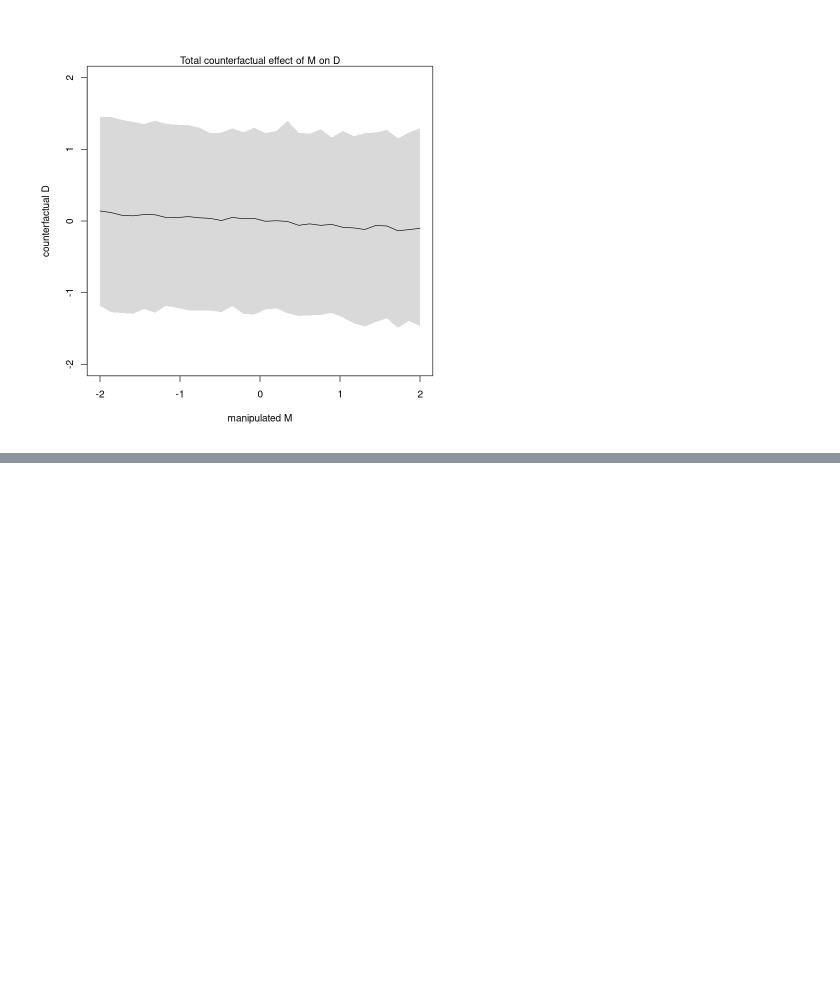
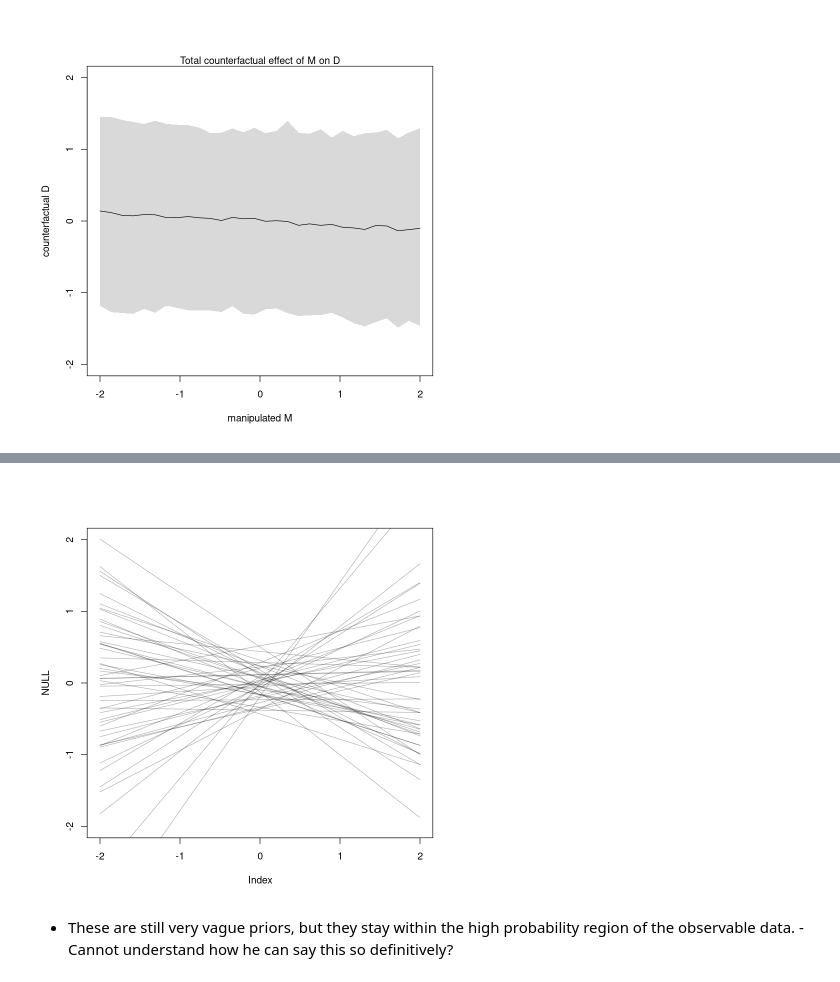
Before and after one commit to jointprob/jointprob-dm, a Jupyter notebook: r-notebooks/rethinking-book/chapter-5.ipynb, the cells around one changed output, grey strips where cells are left out. Saved outputs shown, nothing was run; the diff lists cells and outputs as text; code cells hidden in the pictures; blank space fills up the shorter version.

```diff
--- a/r-notebooks/rethinking-book/chapter-5.ipynb
+++ b/r-notebooks/rethinking-book/chapter-5.ipynb
@@ -600,0 +687,18 @@ mtext( "Total counterfactual effect of M on D" )
+# %%
+m5.5 <-quap(alist(
+    K ~ dnorm(mu, sigma),
+    mu <- a + bN*N,
+    a ~ dnorm(0, 0.2),
+    bN ~ dnorm(0, 0.5),
+    sigma ~ dexp(1)
+    ) , data=dcc )
+# %%
+prior <- extract.prior( m5.5)
+xseq <- c(-2,2)
+mu <- link( m5.5_draft , post=prior , data=list(N=xseq) )
+plot( NULL , xlim=xseq , ylim=xseq )
+for ( i in 1:50 ) lines( xseq , mu[i,] , col=col.alpha("black",0.3) )
+# %% [output]
+[figure, added]
+# %% [markdown]
++ These are still very vague priors, but they stay within the high probability region of the observable data. - Cannot understand how he can say this so definitively?
```
Also changed, not shown: parts of 45 cells of this notebook, 4 other files.
